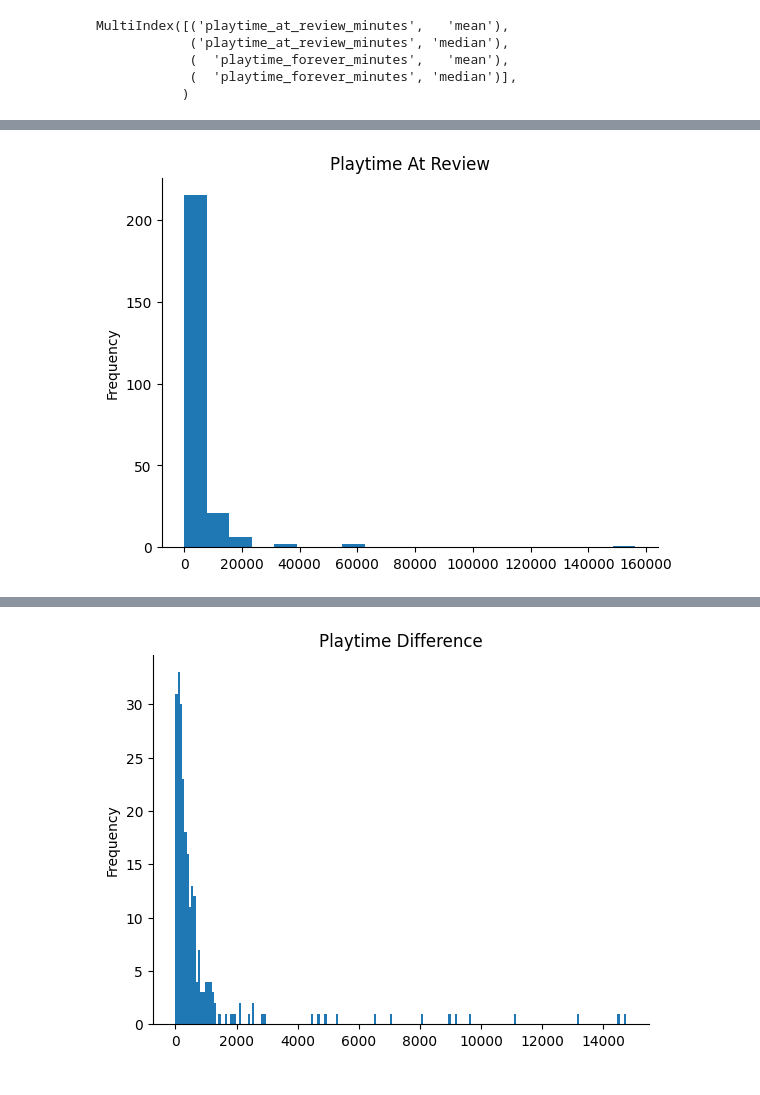
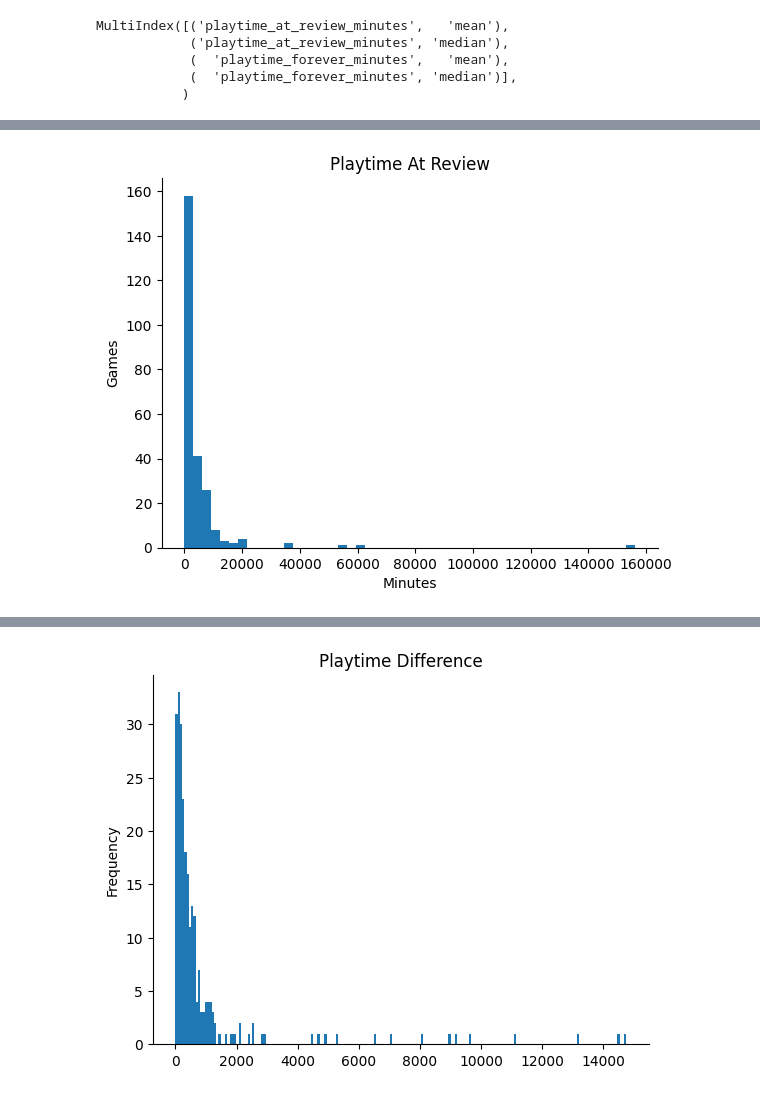
Before and after one commit to CGU-08-IST-332-nlp-steam-name/group-project, a Jupyter notebook: gameMetadata.ipynb, the cells around one changed output, grey strips where cells are left out. Cells and saved outputs as stored; diff of their text form; code cells hidden in the pictures.

```diff
--- a/gameMetadata.ipynb
+++ b/gameMetadata.ipynb
@@ -71,7 +72,7 @@ plt.gca().spines[['top', 'right',]].set_visible(False)
 # %%
 ## visualize age
 from matplotlib import pyplot as plt
-agg_df[('playtime_at_review_minutes',   'median')].plot(kind='hist', bins=20, title='Playtime At Review')
+agg_df[('playtime_at_review_minutes',   'median')].plot(kind='hist', bins=50, title='Playtime At Review', ylabel='Games', xlabel='Minutes')
 plt.gca().spines[['top', 'right',]].set_visible(False)
 # %% [output]
-[figure, old version]
+[figure, new version]
```
Also changed, not shown: parts of 9 cells of this notebook, 4 other files.
